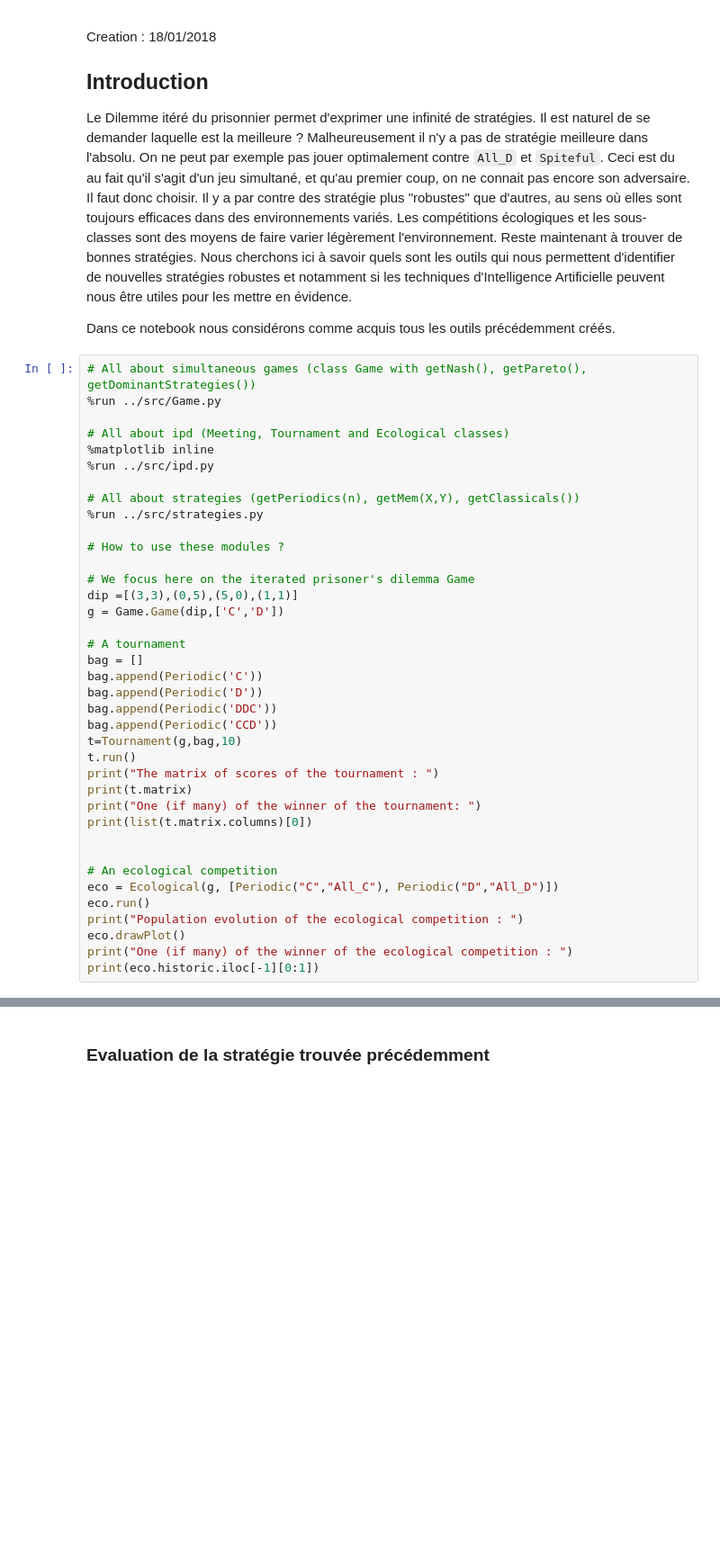
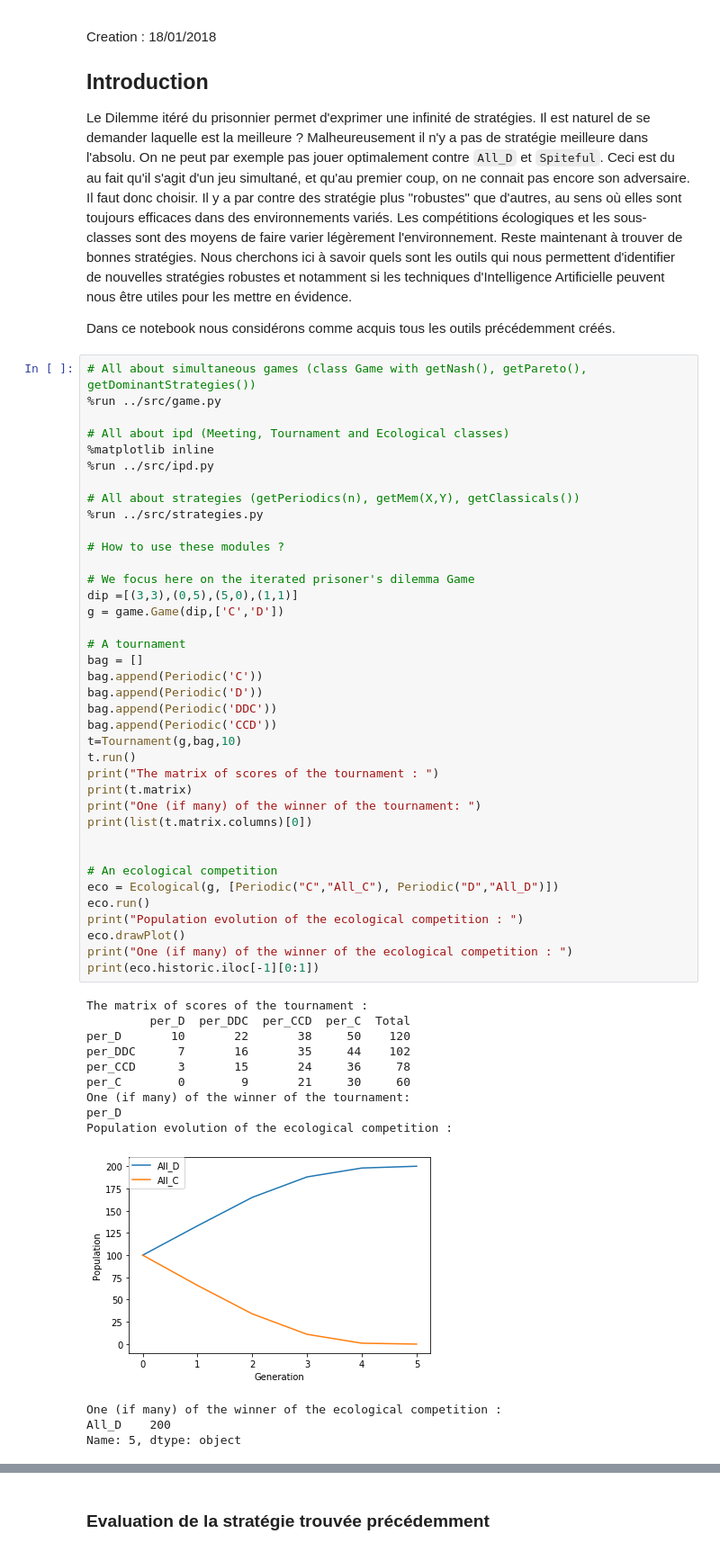
Before and after one commit to cristal-smac/ipd, a Jupyter notebook: FR/ipd_machinelearning_fr.ipynb, the cells around one changed output, grey strips where cells are left out. Shown at 90% size. Cells and saved outputs as stored; diff of their text form; blank space fills up the shorter version.

```diff
--- a/FR/ipd_machinelearning_fr.ipynb
+++ b/FR/ipd_machinelearning_fr.ipynb
@@ -17,7 +17,7 @@ Nous cherchons ici à savoir quels sont les outils qui nous permettent d'identif
 Dans ce notebook nous considérons comme acquis tous les outils précédemment créés.
 # %%
 # All about simultaneous games (class Game with getNash(), getPareto(), getDominantStrategies())
-%run ../src/Game.py
+%run ../src/game.py
 
 # All about ipd (Meeting, Tournament and Ecological classes)
 %matplotlib inline
@@ -25,34 +25,48 @@ Dans ce notebook nous considérons comme acquis tous les outils précédemment c
 
 # All about strategies (getPeriodics(n), getMem(X,Y), getClassicals())
 %run ../src/strategies.py
 
 # How to use these modules ?
 
 # We focus here on the iterated prisoner's dilemma Game
 dip =[(3,3),(0,5),(5,0),(1,1)]
-g = Game.Game(dip,['C','D'])
+g = game.Game(dip,['C','D'])
 
 # A tournament
 bag = []
 bag.append(Periodic('C'))
 bag.append(Periodic('D'))
 bag.append(Periodic('DDC'))
 bag.append(Periodic('CCD'))
 t=Tournament(g,bag,10)
 t.run()
 print("The matrix of scores of the tournament : ")
 print(t.matrix)
 print("One (if many) of the winner of the tournament: ")
 print(list(t.matrix.columns)[0])
 
 
 # An ecological competition
 eco = Ecological(g, [Periodic("C","All_C"), Periodic("D","All_D")])
 eco.run()
 print("Population evolution of the ecological competition : ")
 eco.drawPlot()
 print("One (if many) of the winner of the ecological competition : ")
 print(eco.historic.iloc[-1][0:1])
+# %% [output]
+The matrix of scores of the tournament :
+         per_D  per_DDC  per_CCD  per_C  Total
+per_D       10       22       38     50    120
+per_DDC      7       16       35     44    102
+per_CCD      3       15       24     36     78
+per_C        0        9       21     30     60
+One (if many) of the winner of the tournament:
+per_D
+Population evolution of the ecological competition :
+[figure, added]
+One (if many) of the winner of the ecological competition :
+All_D    200
+Name: 5, dtype: object
 # %% [markdown]
 # Methode de Monte-Carlo
 
```
Also changed, not shown: parts of 4 cells of this notebook, 5 other files.
